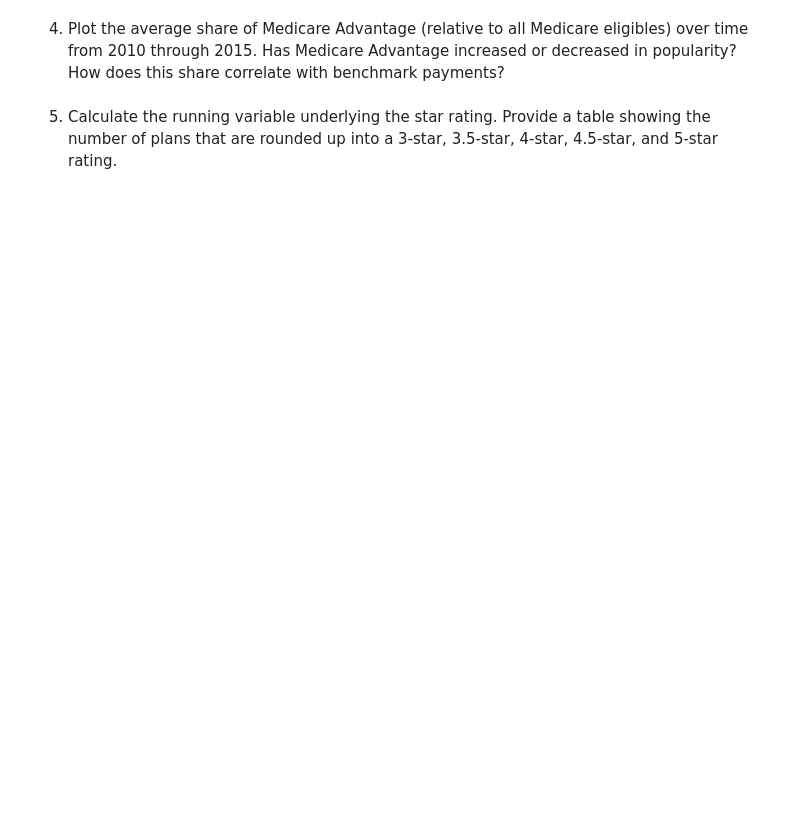
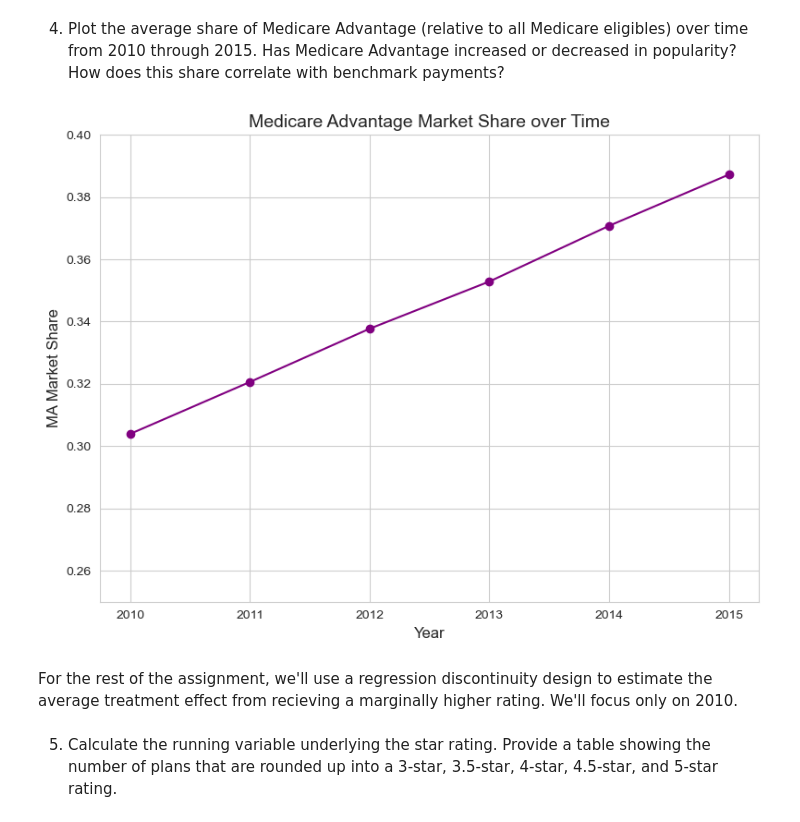
Before and after one commit to ellenwu-git/homework4, a Jupyter notebook: submission2/analysis/homework4-2.ipynb, the cells around one changed output. Drawn from its saved outputs; the diff is of its cells as text; code cells hidden in the pictures; blank space fills up the shorter version.

```diff
--- a/submission2/analysis/homework4-2.ipynb
+++ b/submission2/analysis/homework4-2.ipynb
@@ -155,4 +151,33 @@ Average benchmark payment increased by $-21.24, or -2.64%, from 2010 to 2015.
 # %% [markdown]
 4. Plot the average share of Medicare Advantage (relative to all Medicare eligibles) over time from 2010 through 2015. Has Medicare Advantage increased or decreased in popularity? How does this share correlate with benchmark payments?
+# %%
+# Load data
+df = pd.read_csv("/Users/ellenwu/homework4/data/output/final_ma_data.csv")
+
+# Ensure 'year' is int
+df["year"] = df["year"].astype(int)
+
+# Focus on 2010–2015
+df_subset = df[df["year"].between(2010, 2015)]
+
+# Calculate average MA share per year
+ma_share_by_year = df_subset.groupby("year").apply(
+    lambda x: x["avg_enrolled"].sum() / x["avg_eligibles"].sum()
+).reset_index(name="ma_share")
+
+# Plot
+plt.figure(figsize=(8, 6))
+plt.plot(ma_share_by_year["year"], ma_share_by_year["ma_share"], marker='o', color='purple')
+plt.title("Medicare Advantage Market Share over Time", fontsize=14)
+plt.xlabel("Year", fontsize=12)
+plt.ylabel("MA Market Share", fontsize=12)
+plt.ylim(0.25, 0.40)
+plt.grid(True)
+plt.tight_layout()
+plt.show()
+# %% [output]
+[figure, added]
+# %% [markdown]
+For the rest of the assignment, we'll use a regression discontinuity design to estimate the average treatment effect from recieving a marginally higher rating. We'll focus only on 2010.
 # %% [markdown]
 5. Calculate the running variable underlying the star rating. Provide a table showing the number of plans that are rounded up into a 3-star, 3.5-star, 4-star, 4.5-star, and 5-star rating.
```
Also changed, not shown: parts of 20 cells of this notebook, 4 other files.
